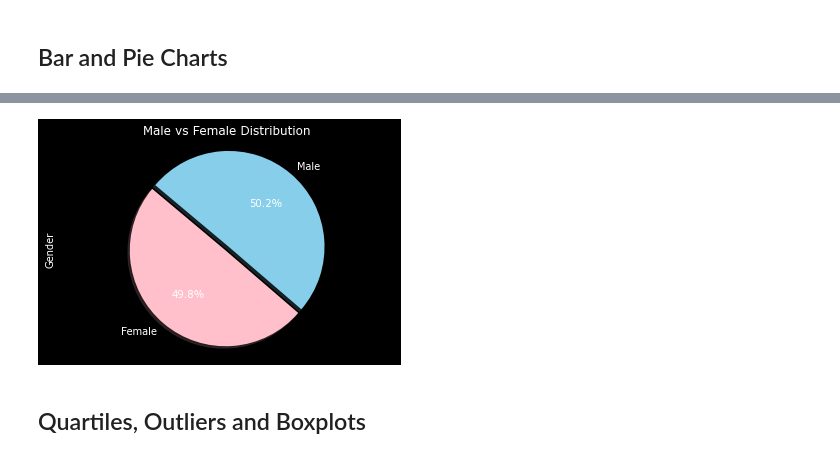
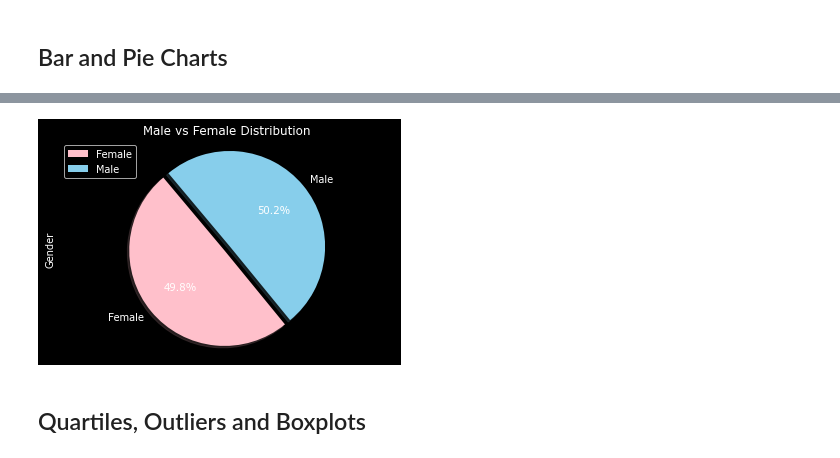
Before and after one commit to cheyroseflammer/pharmaceutical-analysis, a Jupyter notebook: pharmaceutical-analysis/pymaceuticals_starter.ipynb, the cells around one changed output, grey strips where cells are left out. Drawn from its saved outputs; the diff is of its cells as text; code cells hidden in the pictures.

```diff
--- a/pharmaceutical-analysis/pymaceuticals_starter.ipynb
+++ b/pharmaceutical-analysis/pymaceuticals_starter.ipynb
@@ -182,21 +198,23 @@ plt.show()
 # %%
 # Generate a pie plot showing the distribution of female versus male mice using pyplot
 gender = ["Female", "Male"]
 colors = ["pink","skyblue"]
-explode = (0.05,0)
+explode = (0.07,0)
 # Plot with matplotlib
 plt.pie(gender_df, explode=explode, labels=gender, colors=colors,
-        autopct="%1.1f%%", shadow=True, startangle=140)
+        autopct="%1.1f%%", shadow=True, startangle=130)
 # Plot title
 plt.title('Male vs Female Distribution')
 # Plot y-label
 plt.ylabel('Gender')
 # Make plot round
 plt.axis('equal')
+# Set legend and location
+plt.legend(loc='best')
 # Show plot
 plt.show()
 # %% [output]
-[figure, old version]
+[figure, new version]
 # %% [markdown]
 ## Quartiles, Outliers and Boxplots
 # %%
```
Also changed, not shown: parts of 2 cells of this notebook.
